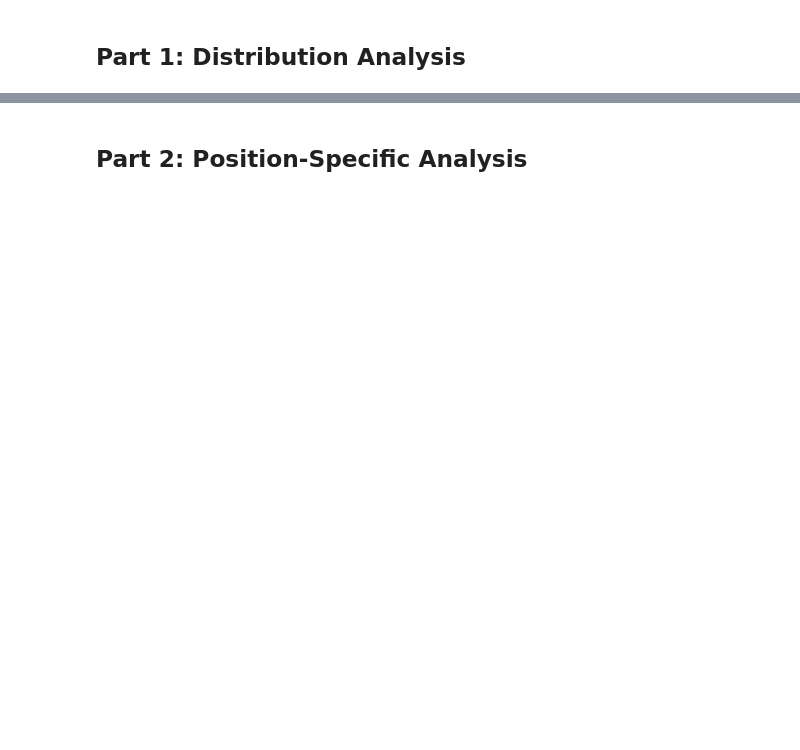
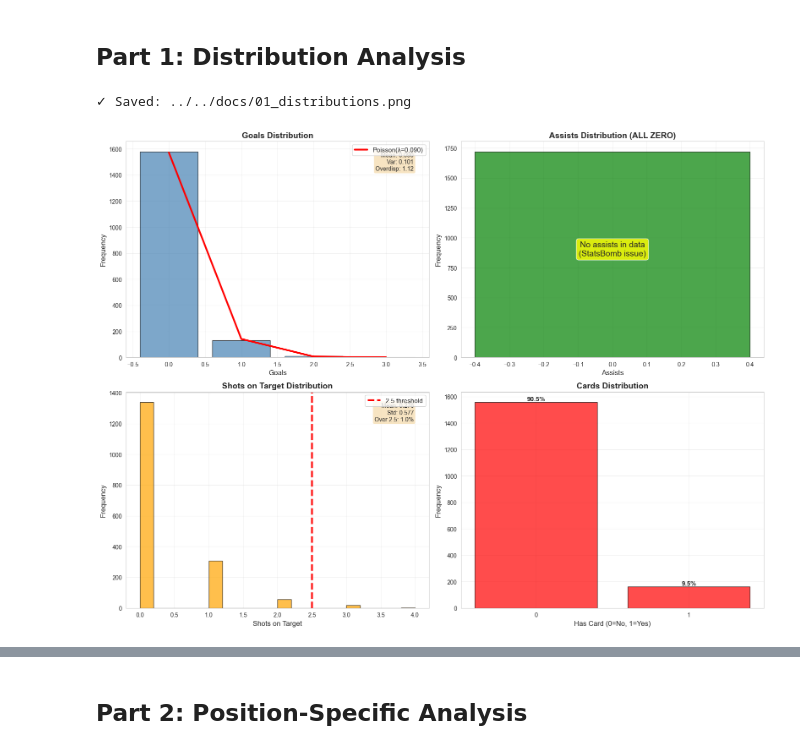
Before and after one commit to MC6527medhansh/player-prop-gnn, a Jupyter notebook: player-prop-gnn/notebooks/exploration/01_eda_complete.ipynb, the cells around one changed output, grey strips where cells are left out. Drawn from its saved outputs; the diff is of its cells as text; code cells hidden in the pictures; blank space fills up the shorter version.

```diff
--- a/player-prop-gnn/notebooks/exploration/01_eda_complete.ipynb
+++ b/player-prop-gnn/notebooks/exploration/01_eda_complete.ipynb
@@ -82,7 +67,7 @@ print(f"  Cards: {df['has_card'].mean():.1%}")
 # %% [markdown]
 ## Part 1: Distribution Analysis
 # %%
-# Overall distributions with Poisson fits
+# Overall distributions
 fig, axes = plt.subplots(2, 2, figsize=(16, 12))
 
 # Goals
@@ -92,14 +77,12 @@ ax.bar(goals_counts.index, goals_counts.values, alpha=0.7, edgecolor='black', co
 lambda_goals = df['goals'].mean()
 x = np.arange(0, goals_counts.index.max() + 1)
 poisson_fit = stats.poisson.pmf(x, lambda_goals) * len(df)
-ax.plot(x, poisson_fit, 'r-', linewidth=3, label=f'Poisson(λ={lambda_goals:.2f})')
+ax.plot(x, poisson_fit, 'r-', linewidth=3, label=f'Poisson(λ={lambda_goals:.3f})')
 ax.set_xlabel('Goals', fontsize=12)
 ax.set_ylabel('Frequency', fontsize=12)
 ax.set_title('Goals Distribution', fontsize=14, fontweight='bold')
 ax.legend(fontsize=11)
 ax.grid(alpha=0.3)
-
-# Stats
 overdispersion = df['goals'].var() / df['goals'].mean()
 text = f"Mean: {df['goals'].mean():.3f}\nVar: {df['goals'].var():.3f}\nOverdisp: {overdispersion:.2f}"
 ax.text(0.95, 0.95, text, transform=ax.transAxes, ha='right', va='top',
@@ -109,56 +92,49 @@ ax.text(0.95, 0.95, text, transform=ax.transAxes, ha='right', va='top',
 ax = axes[0, 1]
 assists_counts = df['assists'].value_counts().sort_index()
 ax.bar(assists_counts.index, assists_counts.values, alpha=0.7, edgecolor='black', color='green')
-lambda_assists = df['assists'].mean()
-x = np.arange(0, assists_counts.index.max() + 1)
-poisson_fit = stats.poisson.pmf(x, lambda_assists) * len(df)
-ax.plot(x, poisson_fit, 'r-', linewidth=3, label=f'Poisson(λ={lambda_assists:.2f})')
 ax.set_xlabel('Assists', fontsize=12)
 ax.set_ylabel('Frequency', fontsize=12)
-ax.set_title('Assists Distribution', fontsize=14, fontweight='bold')
-ax.legend(fontsize=11)
+ax.set_title('Assists Distribution (ALL ZERO)', fontsize=14, fontweight='bold')
 ax.grid(alpha=0.3)
-
-overdispersion = df['assists'].var() / df['assists'].mean()
-text = f"Mean: {df['assists'].mean():.3f}\nVar: {df['assists'].var():.3f}\nOverdisp: {overdispersion:.2f}"
-ax.text(0.95, 0.95, text, transform=ax.transAxes, ha='right', va='top',
-        bbox=dict(boxstyle='round', facecolor='wheat', alpha=0.8), fontsize=10)
+ax.text(0.5, 0.5, 'No assists in data\n(StatsBomb issue)',
+        transform=ax.transAxes, ha='center', va='center', fontsize=14,
+        bbox=dict(boxstyle='round', facecolor='yellow', alpha=0.8))
 
 # Shots
 ax = axes[1, 0]
 ax.hist(df['shots_on_target'], bins=20, alpha=0.7, edgecolor='black', color='orange')
 ax.axvline(2.5, color='red', linestyle='--', linewidth=3, label='2.5 threshold')
 ax.set_xlabel('Shots on Target', fontsize=12)
 ax.set_ylabel('Frequency', fontsize=12)
 ax.set_title('Shots on Target Distribution', fontsize=14, fontweight='bold')
 ax.legend(fontsize=11)
 ax.grid(alpha=0.3)
-
 text = f"Mean: {df['shots_on_target'].mean():.3f}\nStd: {df['shots_on_target'].std():.3f}\nOver 2.5: {df['shots_over_2.5'].mean():.1%}"
 ax.text(0.95, 0.95, text, transform=ax.transAxes, ha='right', va='top',
         bbox=dict(boxstyle='round', facecolor='wheat', alpha=0.8), fontsize=10)
 
 # Cards
 ax = axes[1, 1]
 cards_counts = df['has_card'].value_counts().sort_index()
 bars = ax.bar(cards_counts.index, cards_counts.values, alpha=0.7, edgecolor='black', color='red')
 ax.set_xlabel('Has Card (0=No, 1=Yes)', fontsize=12)
 ax.set_ylabel('Frequency', fontsize=12)
 ax.set_title('Cards Distribution', fontsize=14, fontweight='bold')
 ax.set_xticks([0, 1])
 ax.grid(alpha=0.3)
-
-# Add percentages on bars
 for i, bar in enumerate(bars):
     height = bar.get_height()
     pct = height / len(df) * 100
     ax.text(bar.get_x() + bar.get_width()/2., height,
             f'{pct:.1f}%', ha='center', va='bottom', fontsize=11, fontweight='bold')
 
 plt.tight_layout()
-plt.savefig('docs/01_distributions.png', dpi=150, bbox_inches='tight')
-print("✓ Saved: docs/01_distributions.png")
+plt.savefig('../../docs/01_distributions.png', dpi=150, bbox_inches='tight')  # FIXED PATH
+print("✓ Saved: ../../docs/01_distributions.png")
 plt.show()
+# %% [output]
+✓ Saved: ../../docs/01_distributions.png
+[figure, added]
 # %%
 # Statistical summary
 print("="*70)
```
Also changed, not shown: parts of 17 cells of this notebook, 7 other files.
